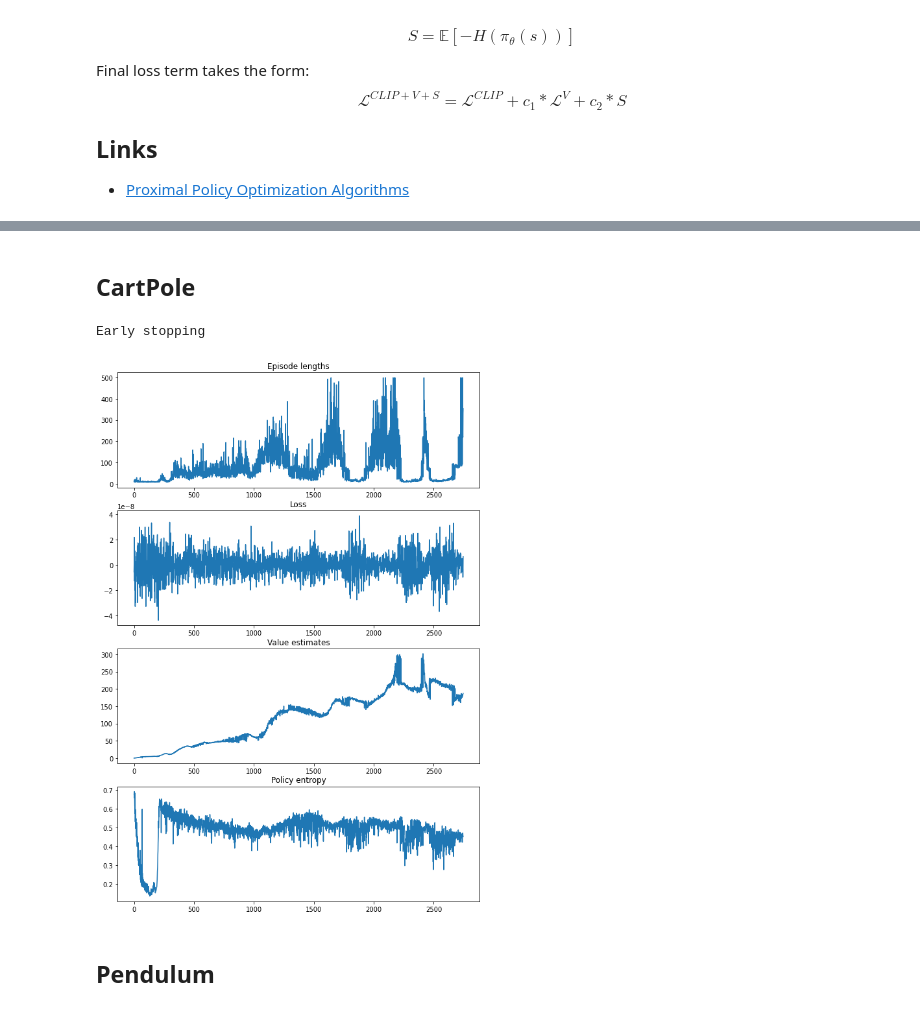
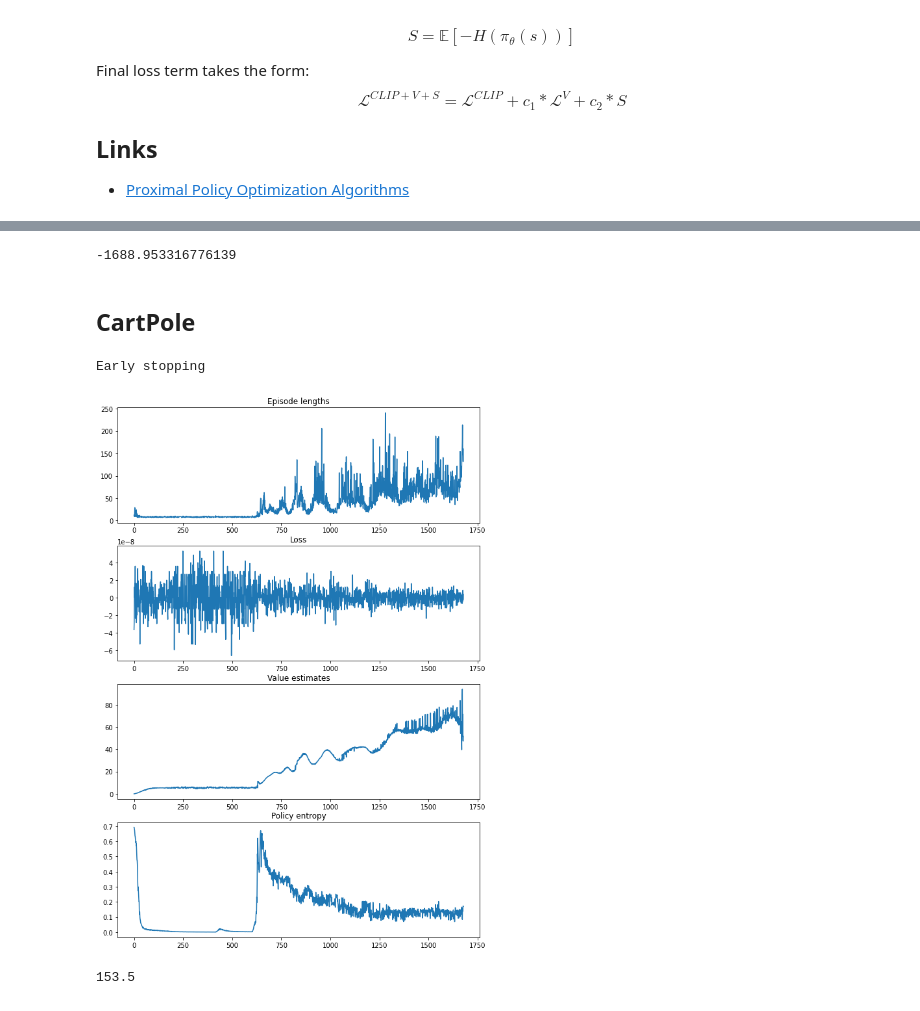
Before and after one commit to vslaykovsky/simplementations, a Jupyter notebook: RL/PPO.ipynb, the cells around one changed output, grey strips where cells are left out. Cells and saved outputs as stored; diff of their text form; code cells hidden in the pictures.

Commit message:
PPO continuous policy improvements

```diff
--- a/RL/PPO.ipynb
+++ b/RL/PPO.ipynb
@@ -116,4 +127,20 @@ DiscretePolicyModel(2, 2, 4).act(torch.tensor([1, 2.])), ContinuousPolicyModel(2
 # %%
+def test_policy(policy_model, env_name='CartPole-v1', episodes=1, render=True):
+    with gym.make(env_name) as env:
+        total_rewards = []
+        for e in range(episodes):
+            total_reward = 0
+            state = env.reset()
+            done = False
+            while not done:
+                if render:
+                    env.render()
+                state, reward, done, _ = env.step(policy_model.act(torch.as_tensor(state))[0])
+                total_reward += reward
+            total_rewards.append(total_reward)
+        return np.mean(total_rewards)
+
+
 def train_ppo(env_name,
               episodes=3000,
               gamma=0.98,
@@ -127,11 +154,11 @@ def train_ppo(env_name,
         if type(env.action_space) is gym.spaces.Discrete:
             policy_model = DiscretePolicyModel(env.observation_space.shape[0], env.action_space.n, hidden_size)
         else:
-            policy_model = ContinuousPolicyModel(env.observation_space.shape[0], env.action_space.shape[0], hidden_size)
+            policy_model = ContinuousPolicyModel(env.observation_space.shape[0], env.action_space.shape[0], hidden_size,
+                                                 env.action_space.high[0])
         value_model = ValueModel(env.observation_space.shape[0], hidden_size)
         policy_model.train()
         value_model.train()
-
         optim1 = torch.optim.Adam(policy_model.parameters())
         optim2 = torch.optim.Adam(value_model.parameters())
 
@@ -142,7 +169,7 @@ def train_ppo(env_name,
         rewards = []
         values = []
         policy_entropies = []
-        for episode in progress:
+        for _ in progress:
             state = env.reset()
             trace = []
             total_reward = 0
@@ -185,8 +212,9 @@ def train_ppo(env_name,
 
                     advantages = []
                     for t in trace:
-                        t['advantage'] = (t['reward'] + gamma * t['new_state_value'] - t['value']).item()
+                        t['advantage'] = (t['td_n_return'] - t['value']).item()
                         advantages.append(t['advantage'])
+
                     if normalize_advantage:
                         advantages = (advantages - np.mean(advantages)) / (np.std(advantages) + 1e-8)
 
@@ -197,7 +225,8 @@ def train_ppo(env_name,
                         p_new = torch.exp(t['action_logprob'])
                         ratio = p_new / p_old
                         clip_losses.append(
-                            torch.min(ratio * advantage, torch.clip(ratio, 1 - eps, 1 + eps) * advantage))
+                            torch.min(ratio * advantage, torch.clip(ratio, 1 - eps, 1 + eps) * advantage)
+                        )
                     clip_losses = -torch.stack(clip_losses).mean()  # negative expected returns for gradient **ascent**
 
                     # value loss
@@ -253,13 +282,3 @@ def train_ppo(env_name,
         axs[3].set_title('Policy entropy')
 
         return policy_model
-
-
-def run_policy(policy_model, env_name='CartPole-v1', episodes=1):
-    with gym.make(env_name) as env:
-        for e in range(episodes):
-            state = env.reset()
-            done = False
-            while not done:
-                env.render()
-                state, reward, done, _ = env.step(policy_model.act(torch.as_tensor(state))[0])
@@ -266,11 +291,15 @@ def run_policy(policy_model, env_name='CartPole-v1', episodes=1):
+# %%
+test_policy(policy_model, 'Pendulum-v1', episodes=2, render=True)
+# %% [output]
+-1688.953316776139
 # %% [markdown]
 ## CartPole
 # %%
-policy_model = train_ppo('CartPole-v1', td_n=3, entropy_loss_weight=0., gamma=0.98, eps=0.1, episodes=3000)
+policy_model = train_ppo('CartPole-v1', td_n=0, entropy_loss_weight=0., gamma=0.98, eps=0.1, episodes=3000, early_stopping_reward=150)
 # %% [output]
 Early stopping
-[figure, old version]
+[figure, new version]
 # %%
-run_policy(policy_model, 'CartPole-v1', episodes=2)
+test_policy(policy_model, 'CartPole-v1', episodes=2)
+# %% [output]
+153.5
-# %% [markdown]
-## Pendulum
```
Also changed, not shown: parts of 7 cells of this notebook.
